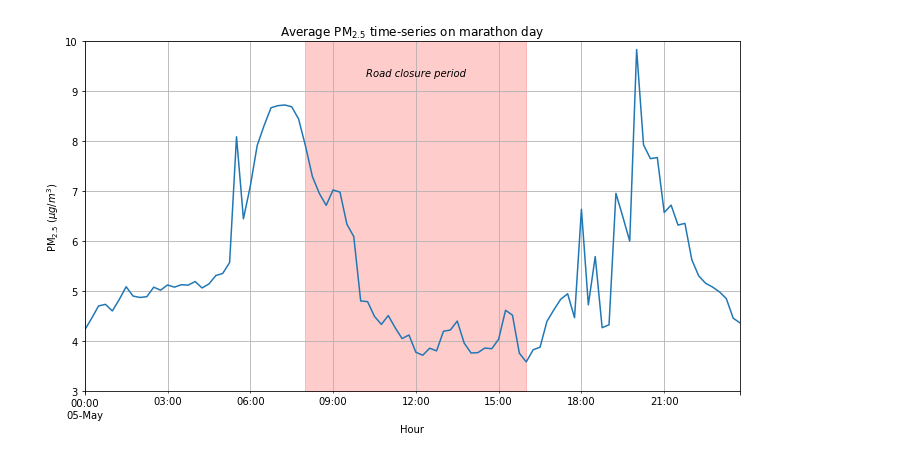
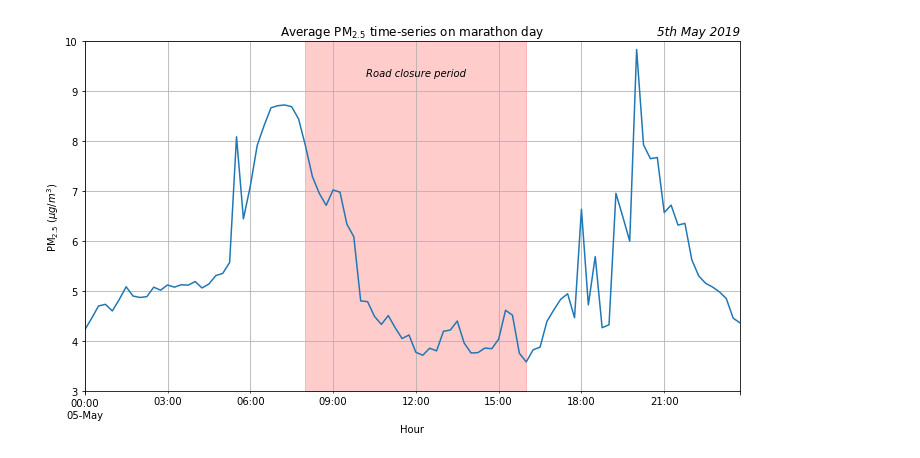
Before and after one commit to robintw/Breathing-Spaces-code, a Jupyter notebook: Plot Marathon Time-Series.ipynb, the cells around one changed output. Saved outputs shown, nothing was run; the diff lists cells and outputs as text; code cells hidden in the pictures.

```diff
--- a/Plot Marathon Time-Series.ipynb
+++ b/Plot Marathon Time-Series.ipynb
@@ -13,15 +13,16 @@ subset = data['2019-05-05'].mean(axis=1)
 # %%
 subset.plot(figsize=(10, 6))
 plt.grid(axis='both', which='minor')
 plt.grid(axis='both', which='major')
 plt.fill_betweenx(np.arange(3, 11), pd.to_datetime('2019-05-05 08:00:00'), pd.to_datetime('2019-05-05 16:00:00'), color='red', alpha=0.2)
 plt.ylim(3, 10)
 plt.suptitle('')
 plt.annotate('Road closure period', xy=(pd.to_datetime('2019-05-05 12:00:00'), 9.3), ha='center', fontstyle='italic')
 plt.title('Average $\mathrm{PM}_{2.5}$ time-series on marathon day')
 plt.ylabel(r'$\mathrm{PM}_{2.5}$ ($\mu g / m^3$)')
 plt.xlabel('Hour')
+plt.title('5th May 2019', loc='right', fontstyle='italic')
 plt.tight_layout()
 plt.savefig('graphs/MarathonTimeSeries.png', dpi=300)
 # %% [output]
-[figure, old version]
+[figure, new version]
```
Also changed, not shown: 18 other files.
